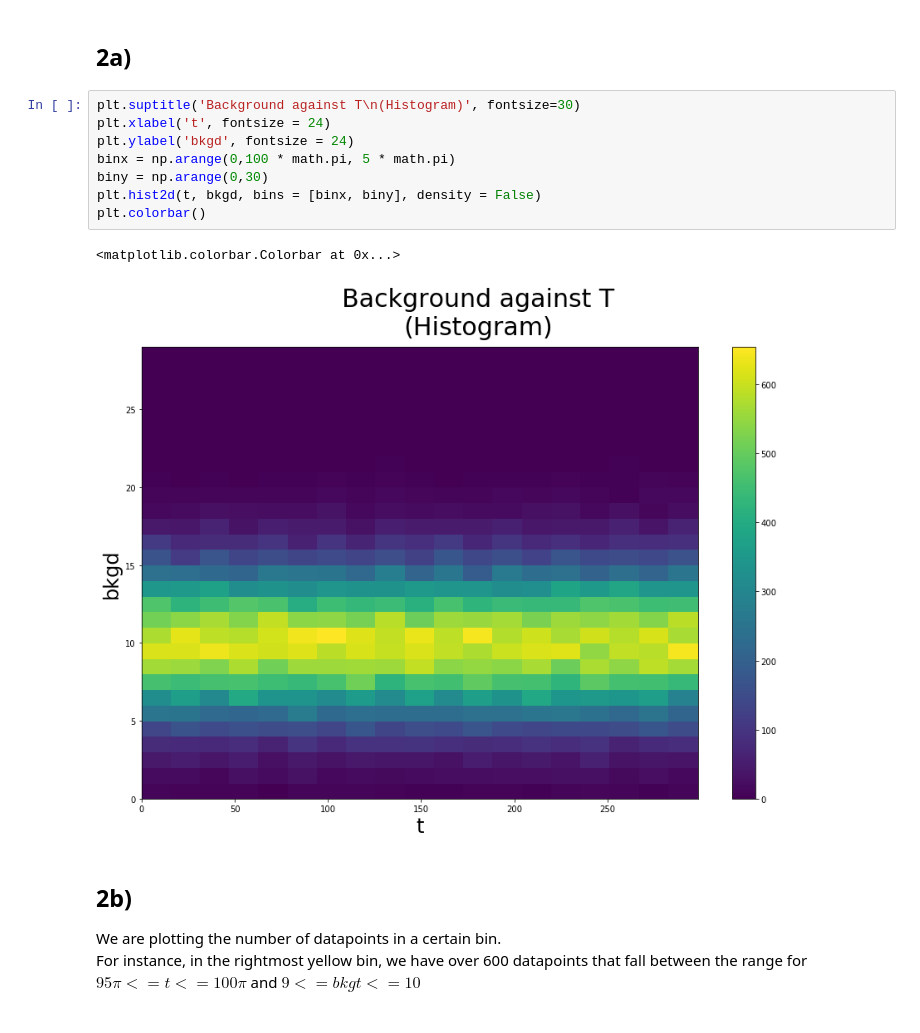
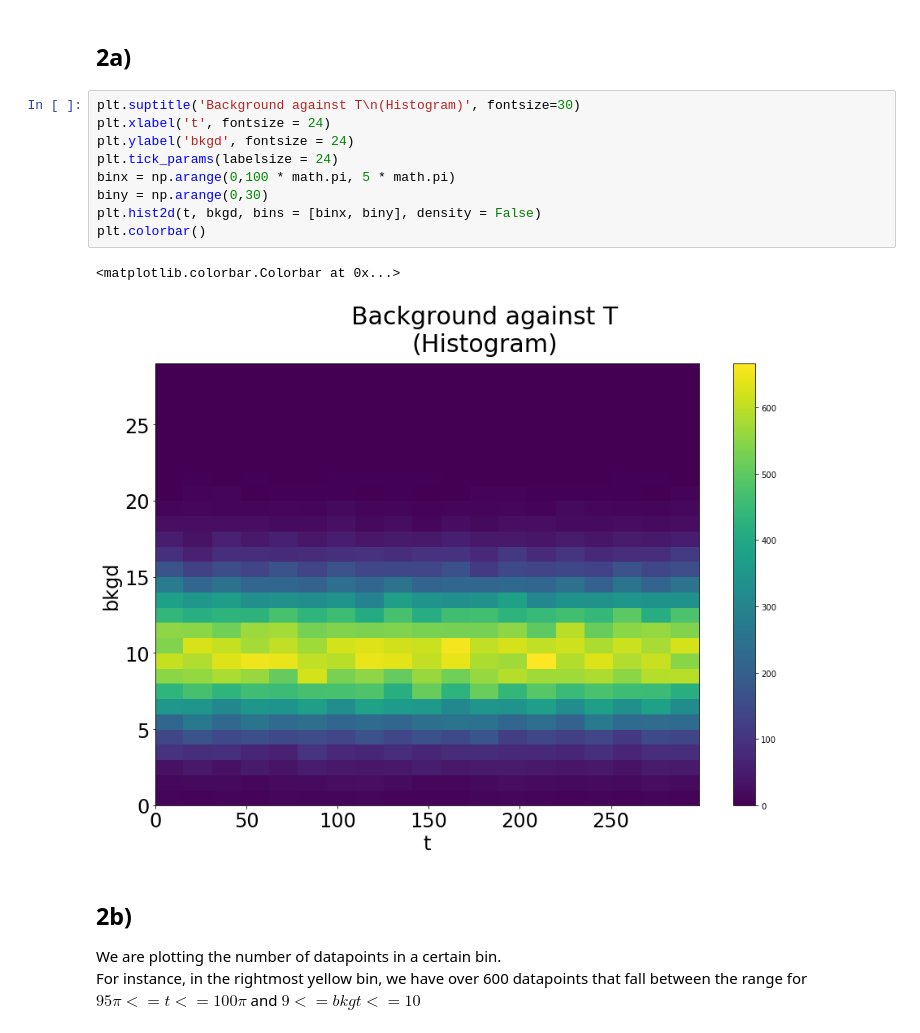
Before and after one commit to John-ZH/PHYS-343-Lab, a Jupyter notebook: John_Zhuang_HW4.ipynb, the cells around one changed output. Cells and saved outputs as stored; diff of their text form.

```diff
--- a/John_Zhuang_HW4.ipynb
+++ b/John_Zhuang_HW4.ipynb
@@ -88,14 +92,15 @@ plt.scatter(t[0::100], bkgd[0::100])
 # %%
 plt.suptitle('Background against T\n(Histogram)', fontsize=30)
 plt.xlabel('t', fontsize = 24)
 plt.ylabel('bkgd', fontsize = 24)
+plt.tick_params(labelsize = 24)
 binx = np.arange(0,100 * math.pi, 5 * math.pi)
 biny = np.arange(0,30)
 plt.hist2d(t, bkgd, bins = [binx, biny], density = False)
 plt.colorbar()
 # %% [output]
 <matplotlib.colorbar.Colorbar at 0x...>
-[figure, old version]
+[figure, new version]
 # %% [markdown]
 ## 2b)
 We are plotting the number of datapoints in a certain bin.
```
Also changed, not shown: parts of 19 cells of this notebook.
